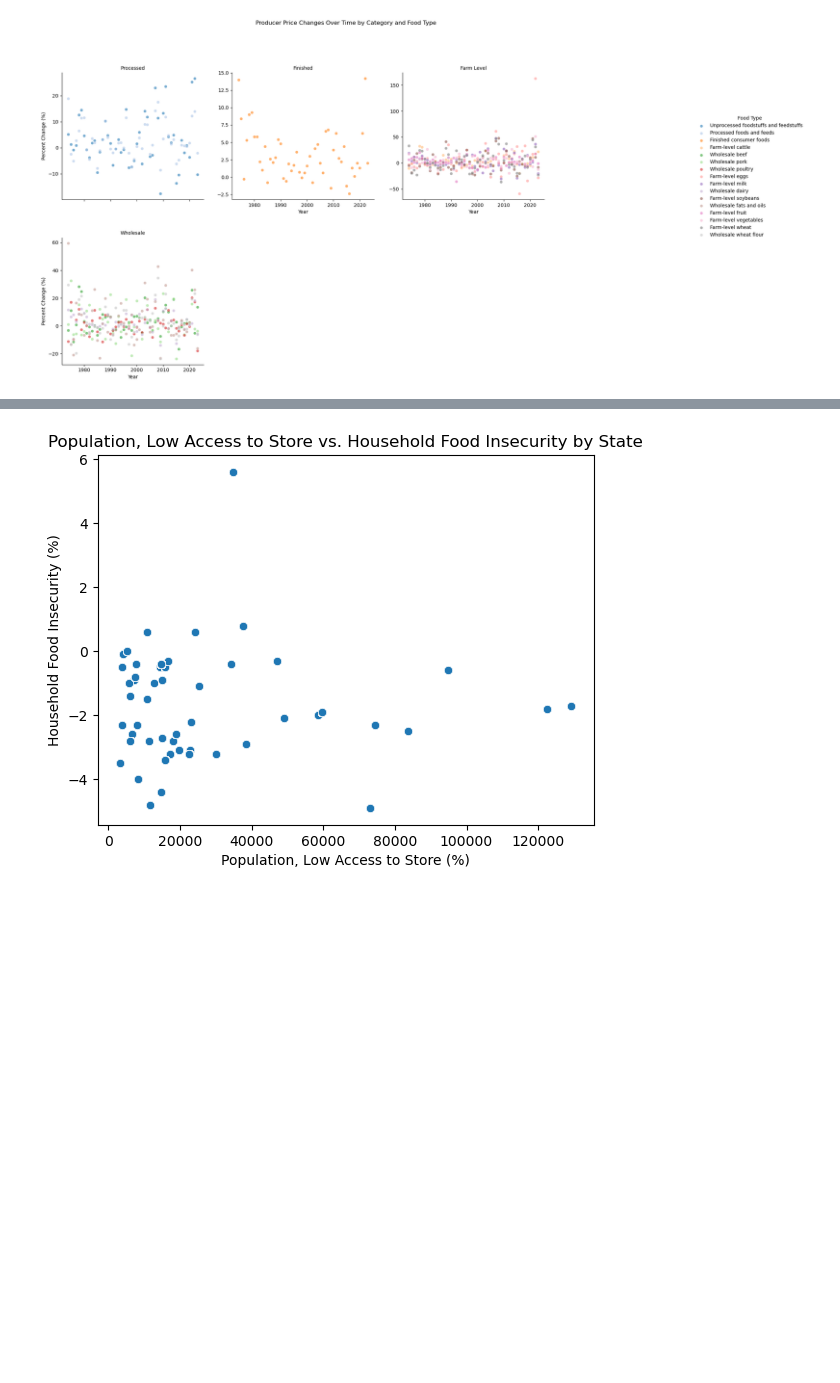
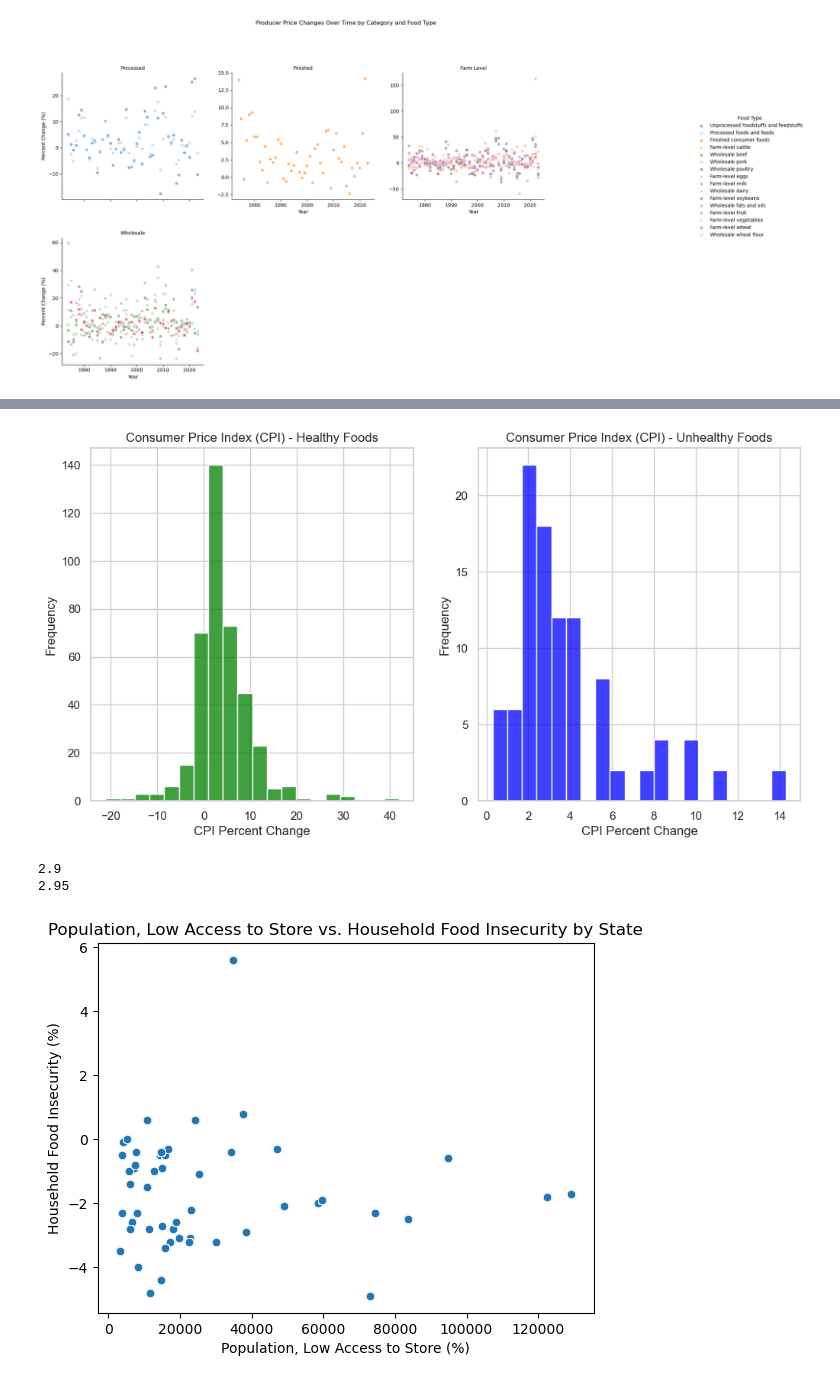
Before and after one commit to eva163x/food-insecurity-analysis, a Jupyter notebook: CS216_Project.ipynb, the cells around one changed output, grey strips where cells are left out. Cells and saved outputs as stored; diff of their text form; code cells hidden in the pictures; blank space fills up the shorter version.

```diff
--- a/CS216_Project.ipynb
+++ b/CS216_Project.ipynb
@@ -245,3 +346,42 @@ Producer Data Summary:
+# %%
+sns.set(style="whitegrid")
+
+# figure size
+plt.figure(figsize=(12, 6))
+
+#healthy
+plt.subplot(1, 2, 1)
+sns.histplot(data=cpi_ppi[cpi_ppi['Health Category'] == 'Healthy'],
+             x='Percent change_consumer',
+             kde=False,
+             bins=20,
+             color='green')
+plt.title('Consumer Price Index (CPI) - Healthy Foods')
+plt.xlabel('CPI Percent Change')
+plt.ylabel('Frequency')
+
+# unhealthy
+plt.subplot(1, 2, 2)
+sns.histplot(data=cpi_ppi[cpi_ppi['Health Category'] == 'Unhealthy'],
+             x='Percent change_consumer',
+             kde=False,
+             bins=20,
+             color='blue')
+plt.title('Consumer Price Index (CPI) - Unhealthy Foods')
+plt.xlabel('CPI Percent Change')
+plt.ylabel('Frequency')
+
+
+plt.show()
+
+median_healthy = cpi_ppi[cpi_ppi['Health Category'] == 'Healthy']['Percent change_consumer'].median()
+median_unhealthy = cpi_ppi[cpi_ppi['Health Category'] == 'Unhealthy']['Percent change_consumer'].median()
+print(median_healthy)
+print(median_unhealthy)
+# %% [output]
+[figure, added]
+2.9
+2.95
 # %%
 # Household food insecurity (%), three-year average, 2015-17 vs Population, low access to store, 2015
 
```
Also changed, not shown: parts of 13 cells of this notebook.
